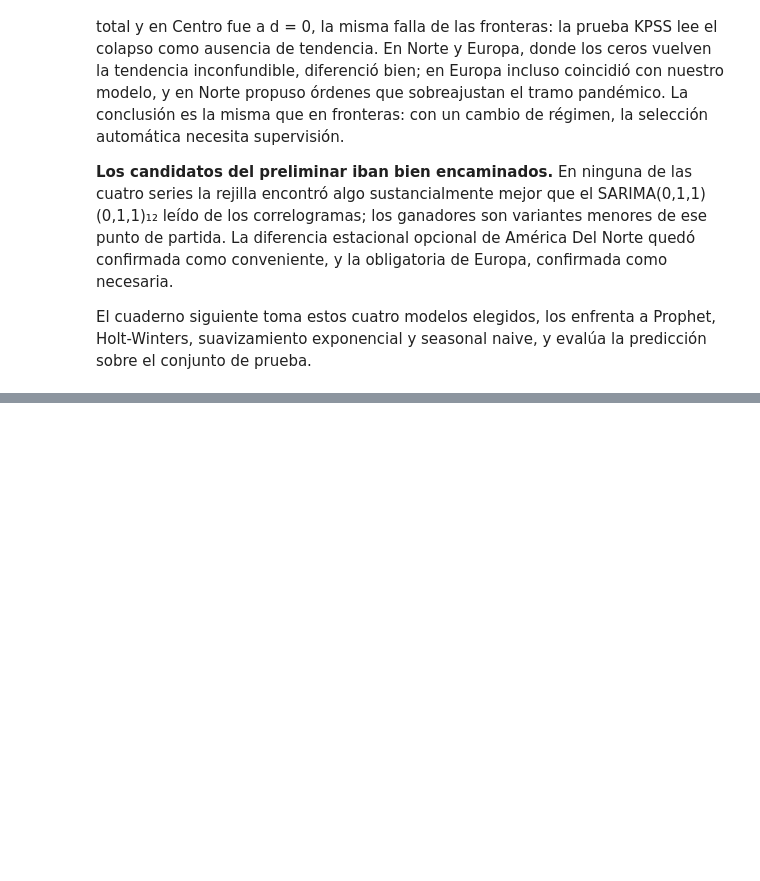
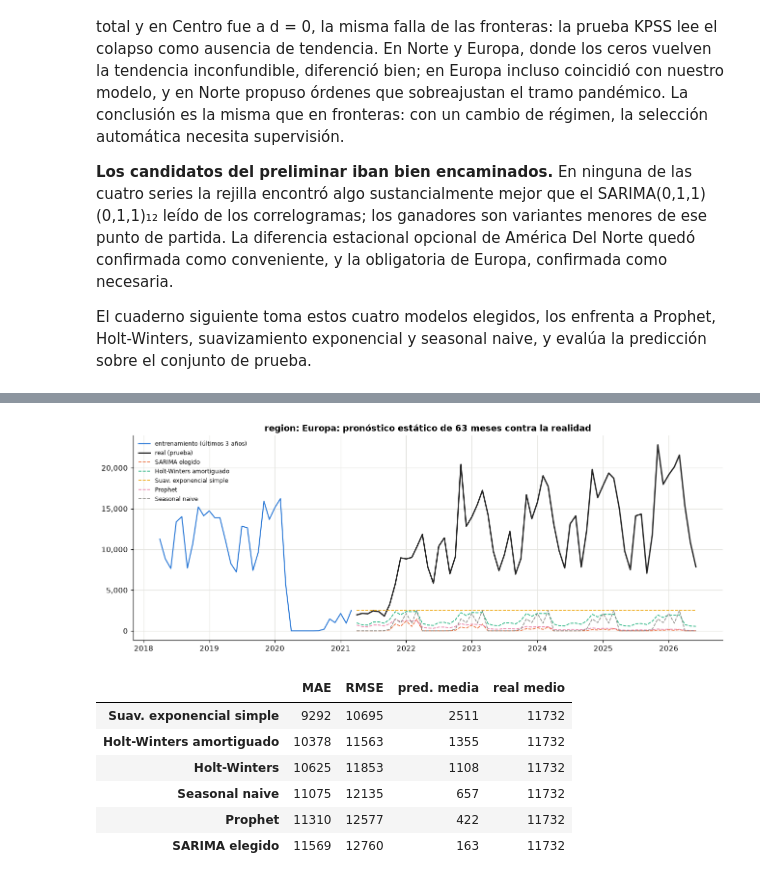
Before and after one commit to Fercho1118/Laboratorio-1-Series-de-Tiempo, a Jupyter notebook: notebooks/modelado-regiones.ipynb, the cells around one changed output, grey strips where cells are left out. Cells and saved outputs as stored; diff of their text form; code cells hidden in the pictures; blank space fills up the shorter version.

```diff
--- a/notebooks/modelado-regiones.ipynb
+++ b/notebooks/modelado-regiones.ipynb
@@ -483,0 +639,5 @@ suavizamiento exponencial y seasonal naive, y evalúa la predicción sobre el co
+# %%
+preds_europa = pronosticos_alternativos("region: Europa", mejor_europa)
+graficar_pronosticos("region: Europa", preds_europa, "modelado-europa-pronosticos")
+tabla_errores("region: Europa", preds_europa)
+# %% [output]
@@ -483,0 +646,8 @@ suavizamiento exponencial y seasonal naive, y evalúa la predicción sobre el co
+[figure, added]
+|  | MAE | RMSE | pred. media | real medio |
+| Suav. exponencial simple | 9292 | 10695 | 2511 | 11732 |
+| Holt-Winters amortiguado | 10378 | 11563 | 1355 | 11732 |
+| Holt-Winters | 10625 | 11853 | 1108 | 11732 |
+| Seasonal naive | 11075 | 12135 | 657 | 11732 |
+| Prophet | 11310 | 12577 | 422 | 11732 |
+| SARIMA elegido | 11569 | 12760 | 163 | 11732 |
```
Also changed, not shown: parts of 16 cells of this notebook.
